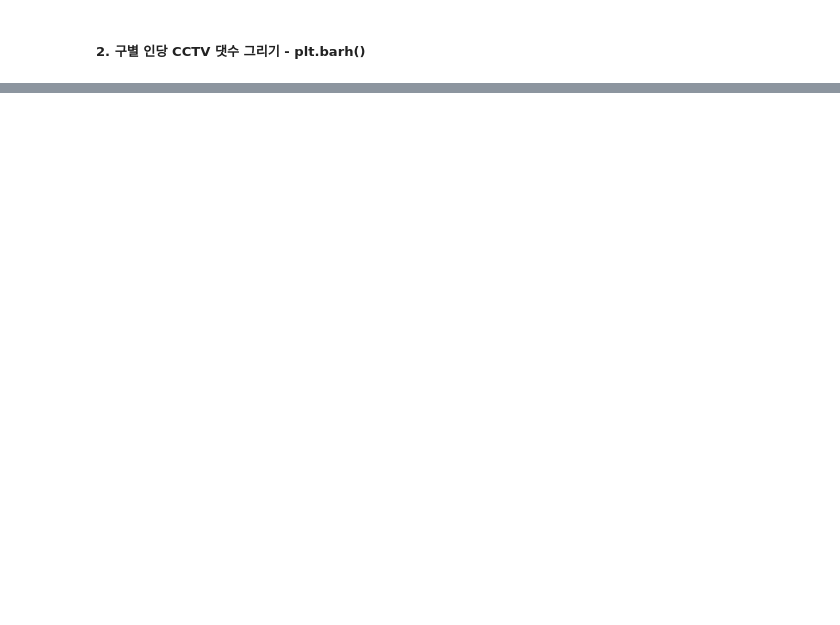
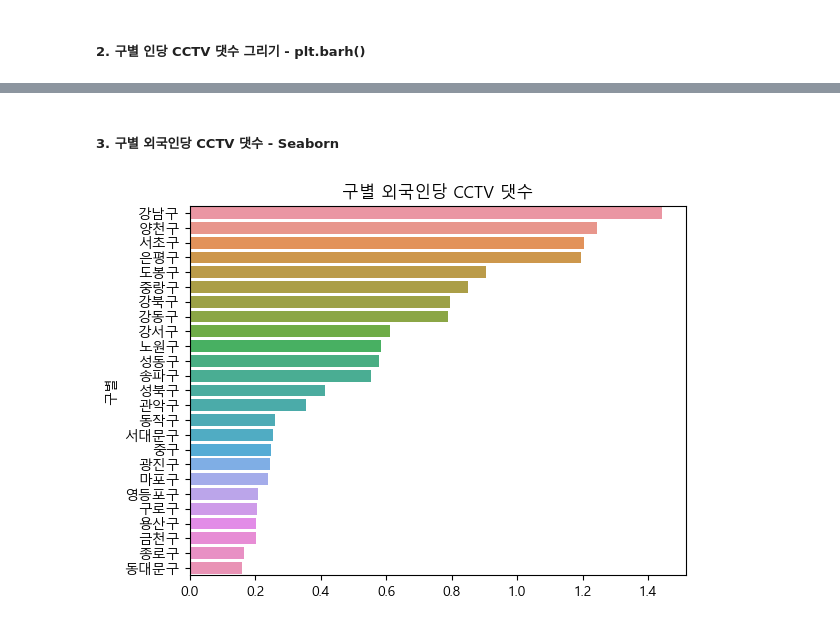
Before and after one commit to Maru230403/DataAnalysis-2023.09, a Jupyter notebook: 03.시각화/08.서울CCTV시각화.ipynb, the cells around one changed output, grey strips where cells are left out. Saved outputs shown, nothing was run; the diff lists cells and outputs as text; code cells hidden in the pictures; blank space fills up the shorter version.

```diff
--- a/03.시각화/08.서울CCTV시각화.ipynb
+++ b/03.시각화/08.서울CCTV시각화.ipynb
@@ -77,0 +79,8 @@ plt.title('구별 인당 CCTV 댓수');
+# %% [markdown]
+##### 3. 구별 외국인당 CCTV 댓수 - Seaborn
+# %%
+scr1 = (df['CCTV댓수'] / df['외국인']).sort_values(ascending=False)
+sns.barplot(y=scr1.index, x=scr1.values)
+plt.title('구별 외국인당 CCTV 댓수');
+# %% [output]
+[figure, added]
```
Also changed, not shown: parts of 23 cells of this notebook, 2 other files.
